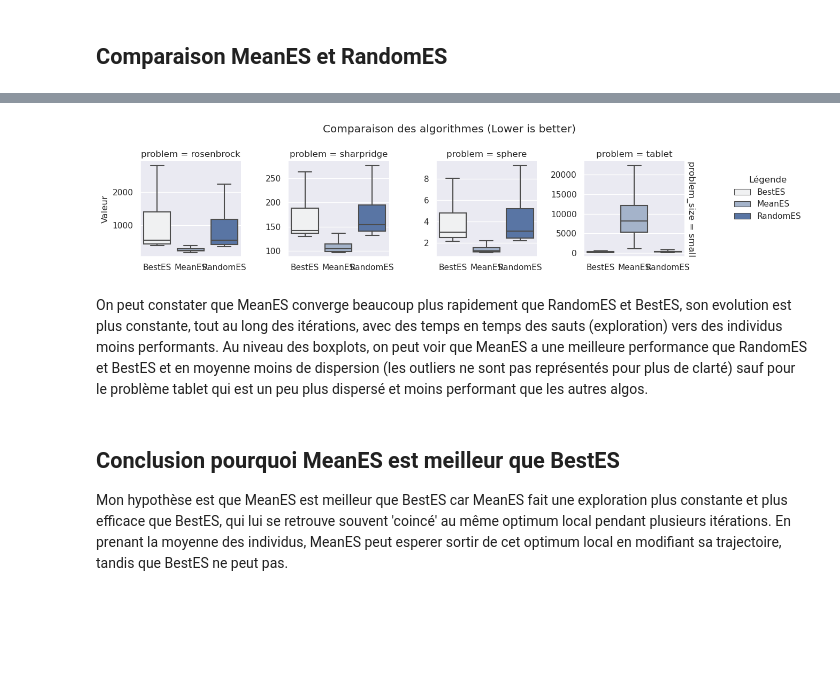
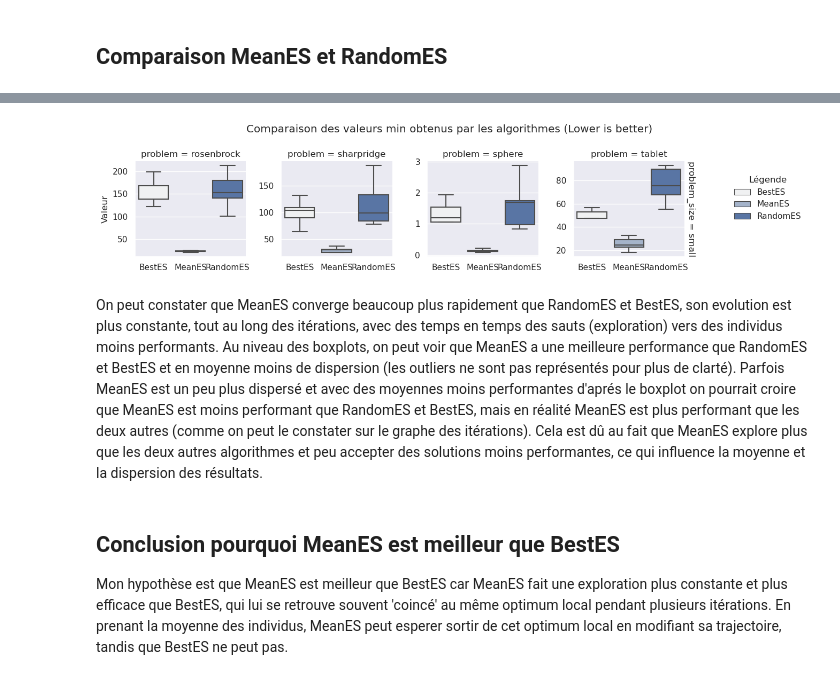
Before and after one commit to lmtb06/metaheuristiques, a Jupyter notebook: TP4.ipynb, the cells around one changed output, grey strips where cells are left out. Cells and saved outputs as stored; diff of their text form; code cells hidden in the pictures; blank space fills up the shorter version.

Commit message:
Correction esthétique, maintenant plus de save des données, suppression de certains diagrammes inutiles, implémentation MuCommaLambdaES

```diff
--- a/TP4.ipynb
+++ b/TP4.ipynb
@@ -337,8 +357,8 @@ class MeanES(RandomES):
         selection = np.array([ind._sol for ind in sample[:self._mu]]) # déjà trié par l'étape précédente
         # On calcule la moyenne pondérée
         weighted_sum = np.sum(self._weights[:len(selection)] * selection, axis=0)
-        moyenne = sample[0]  # On copie le premier individu pour conserver la structure
-        moyenne._sol = weighted_sum
+        moyenne = RealSolution(x=weighted_sum)
+        self._problem.evaluate(moyenne)
 
         if self.better(moyenne, self._solution) :
             self._solution = moyenne
@@ -364,7 +384,9 @@ problems_name = [
 ############################################################################
 
 algo_list = [    # Liste des algorithmes lancés (le nom des classes)
-    MeanES
+    MeanES,
+    RandomES,
+    BestES
 ]
 
 algo_options_lambda = { # Paramètres spécifiques aux algorithmes. Ce dictionnaire
@@ -404,14 +426,15 @@ stats = execute_and_save_stats(
     extra_stats=extra_stats,
     verbose=verbose,
     algo_list=algo_list,
-    problems_name=problems_name
+    problems_name=problems_name,
+    save=False
 )
 # %% [markdown]
 ## Comparaison MeanES et RandomES
 # %%
-stats['RandomES'] = get_stats_from_csv('RandomES', problems_name, problems_size=['small'])
-stats['BestES'] = get_stats_from_csv('BestES', problems_name, problems_size=['small'])
-stats['MeanES'] = get_stats_from_csv('MeanES', problems_name, problems_size=['small'])
+# stats['RandomES'] = get_stats_from_csv('RandomES', problems_name, problems_size=['small'])
+# stats['BestES'] = get_stats_from_csv('BestES', problems_name, problems_size=['small'])
+# stats['MeanES'] = get_stats_from_csv('MeanES', problems_name, problems_size=['small'])
 # %%
 data = pd.concat([stats['RandomES'], stats['BestES'], stats['MeanES']])
 valeurs = data_preprocessing(data)
@@ -426,10 +448,10 @@ plt.show()
 # %%
-g3 = draw_algo_comparison(valeurs, col='problem', row='problem_size', x='algo', y='mean_val', hue='algo', title='Comparaison des algorithmes (Lower is better)')
+g3 = draw_algo_comparison(valeurs, col='problem', row='problem_size', x='algo', y='min_val', hue='algo', title='Comparaison des valeurs min obtenus par les algorithmes (Lower is better)', sharex=False, sharey=False)
 # %% [output]
-[figure, old version]
+[figure, new version]
 # %% [markdown]
 On peut constater que MeanES converge beaucoup plus rapidement que RandomES et BestES, son evolution est plus constante, tout au long des itérations, avec des temps en temps des sauts (exploration) vers des individus moins performants.
-Au niveau des boxplots, on peut voir que MeanES a une meilleure performance que RandomES et BestES et en moyenne moins de dispersion (les outliers ne sont pas représentés pour plus de clarté) sauf pour le problème tablet qui est un peu plus dispersé et moins performant que les autres algos.
+Au niveau des boxplots, on peut voir que MeanES a une meilleure performance que RandomES et BestES et en moyenne moins de dispersion (les outliers ne sont pas représentés pour plus de clarté). Parfois MeanES est un peu plus dispersé et avec des moyennes moins performantes d'aprés le boxplot on pourrait croire que MeanES est moins performant que RandomES et BestES, mais en réalité MeanES est plus performant que les deux autres (comme on peut le constater sur le graphe des itérations). Cela est dû au fait que MeanES explore plus que les deux autres algorithmes et peu accepter des solutions moins performantes, ce qui influence la moyenne et la dispersion des résultats.
 # %% [markdown]
 ## Conclusion pourquoi MeanES est meilleur que BestES
 Mon hypothèse est que MeanES est meilleur que BestES car MeanES fait une exploration plus constante et plus efficace que BestES, qui lui se retrouve souvent 'coincé' au même optimum local pendant plusieurs itérations. En prenant la moyenne des individus, MeanES peut esperer sortir de cet optimum local en modifiant sa trajectoire, tandis que BestES ne peut pas.
```
Also changed, not shown: parts of 31 cells of this notebook.
